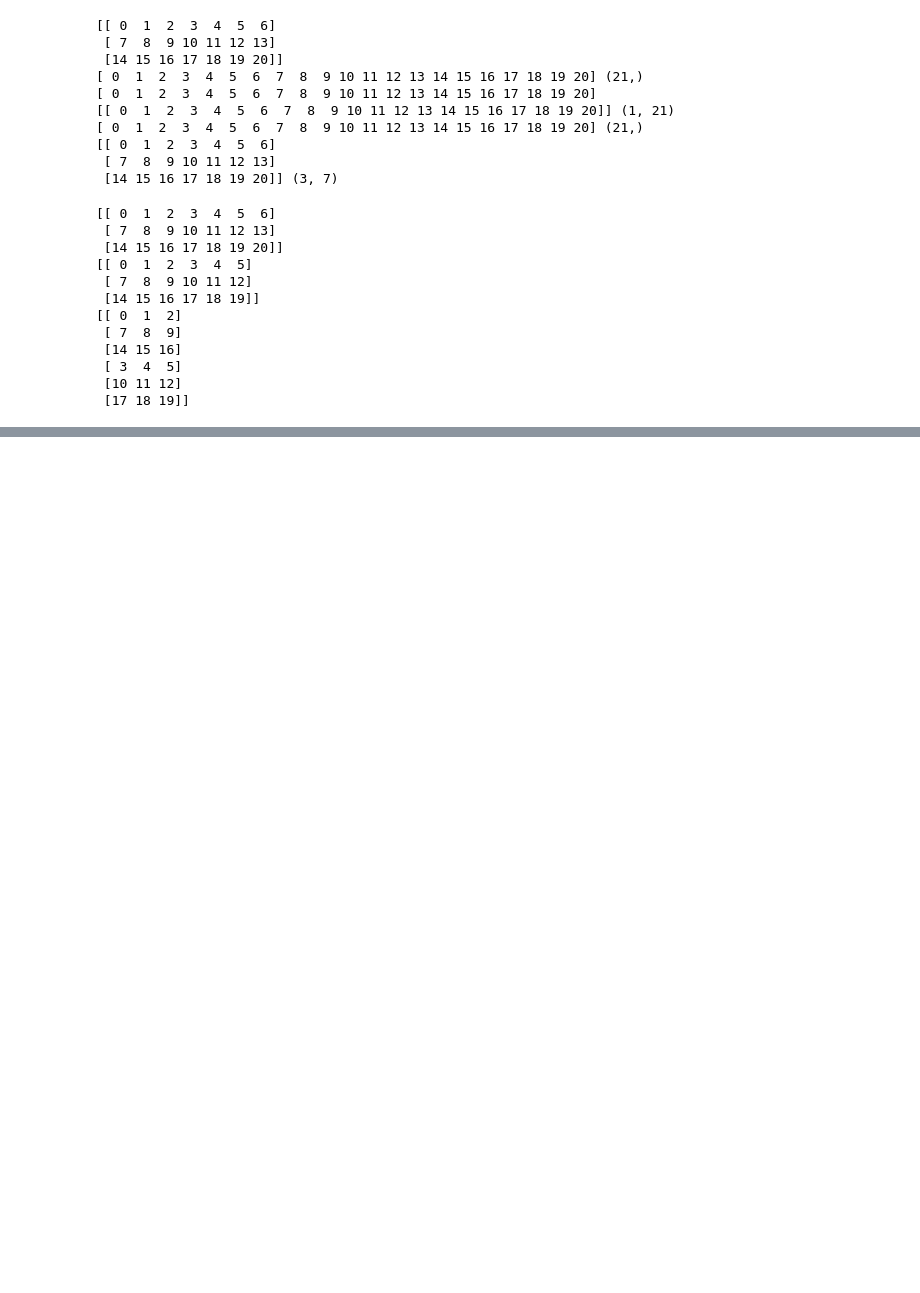
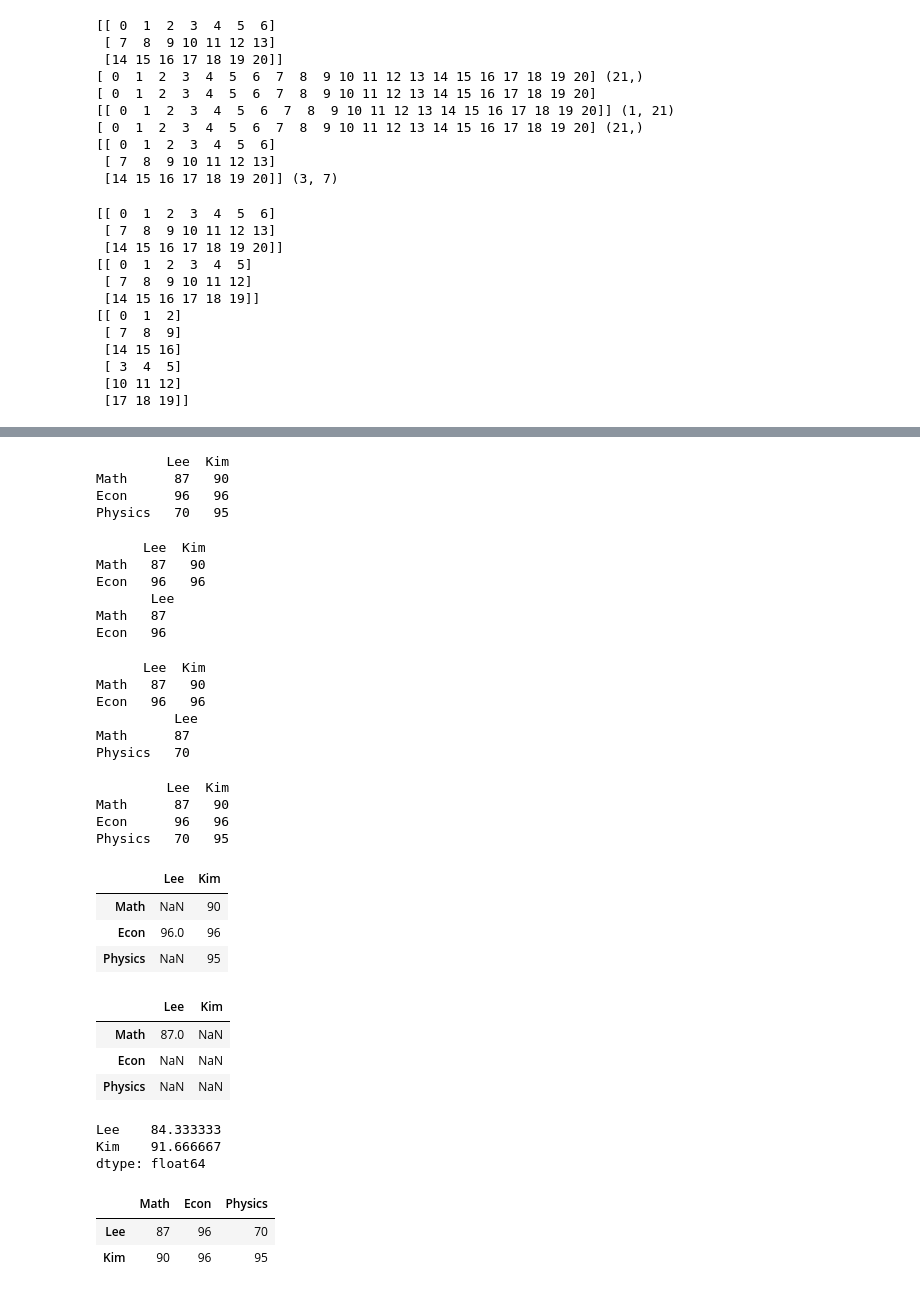
Before and after one commit to jeongeun-JH/ai_python, a Jupyter notebook: Python_Numpy.ipynb, the cells around one changed output, grey strips where cells are left out. Saved outputs shown, nothing was run; the diff lists cells and outputs as text; code cells hidden in the pictures; blank space fills up the shorter version.

```diff
--- a/Python_Numpy.ipynb
+++ b/Python_Numpy.ipynb
@@ -377,0 +516,4 @@ karrayv = np.vstack([karray1, karray2]); print(karrayv)
+# %%
+scores = {'Lee':[87, 96, 70], 'Kim':[90, 90, 95]}
+sc_df = pd.DataFrame(scores)
+print(sc_df)
@@ -377,0 +525,5 @@ karrayv = np.vstack([karray1, karray2]); print(karrayv)
+# %%
+sc2 = pd.DataFrame(scores, index = ['Math', 'Econ', 'Physics'])
+print(sc2)
+sc_df.index = ['Math', 'Econ', 'Physics']
+print(sc_df)
@@ -377,0 +550,58 @@ karrayv = np.vstack([karray1, karray2]); print(karrayv)
+# %%
+print(sc_df)
+# %% [output]
+         Lee  Kim
+Math      87   90
+Econ      96   96
+Physics   70   95
+# %%
+print(f'{sc_df.loc["Math":"Econ"]} \n {sc_df.iloc[:2, :1]}')
+# %% [output]
+      Lee  Kim
+Math   87   90
+Econ   96   96
+       Lee
+Math   87
+Econ   96
+# %%
+print(f'{sc_df.loc[["Math","Econ"]]} \n {sc_df.iloc[[0,2], :1]} ')
+# %% [output]
+      Lee  Kim
+Math   87   90
+Econ   96   96
+          Lee
+Math      87
+Physics   70
+# %%
+print(sc_df)
+# %% [output]
+         Lee  Kim
+Math      87   90
+Econ      96   96
+Physics   70   95
+# %%
+sc_df[sc_df >= 90]
+# %% [output]
+|  | Lee | Kim |
+| Math | NaN | 90 |
+| Econ | 96.0 | 96 |
+| Physics | NaN | 95 |
+# %%
+sc_df[(sc_df < 90) & (sc_df > 70) ]
+# %% [output]
+|  | Lee | Kim |
+| Math | 87.0 | NaN |
+| Econ | NaN | NaN |
+| Physics | NaN | NaN |
+# %%
+sc_df.mean()
+# %% [output]
+Lee    84.333333
+Kim    91.666667
+dtype: float64
+# %%
+sc_df.T
+# %% [output]
+|  | Math | Econ | Physics |
+| Lee | 87 | 96 | 70 |
+| Kim | 90 | 96 | 95 |
```
Also changed, not shown: parts of 32 cells of this notebook.
